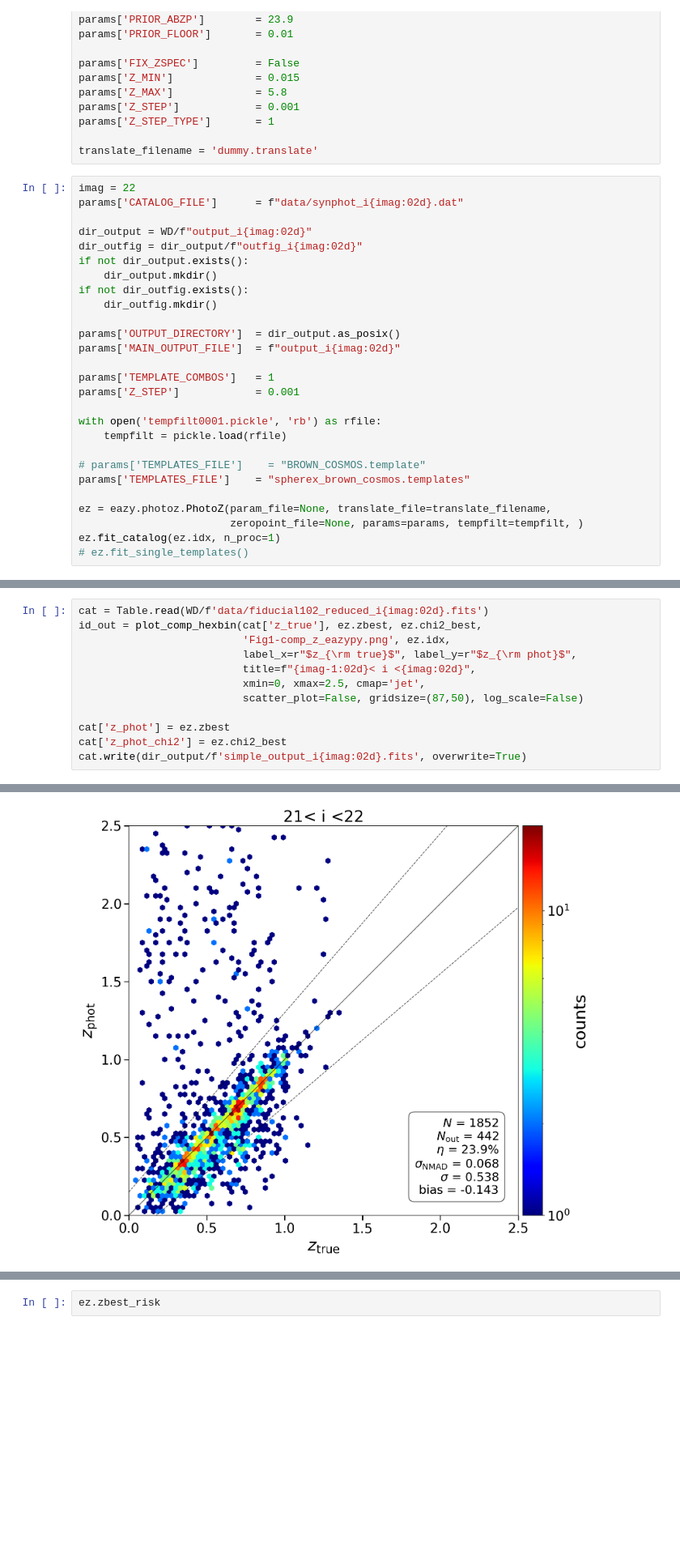
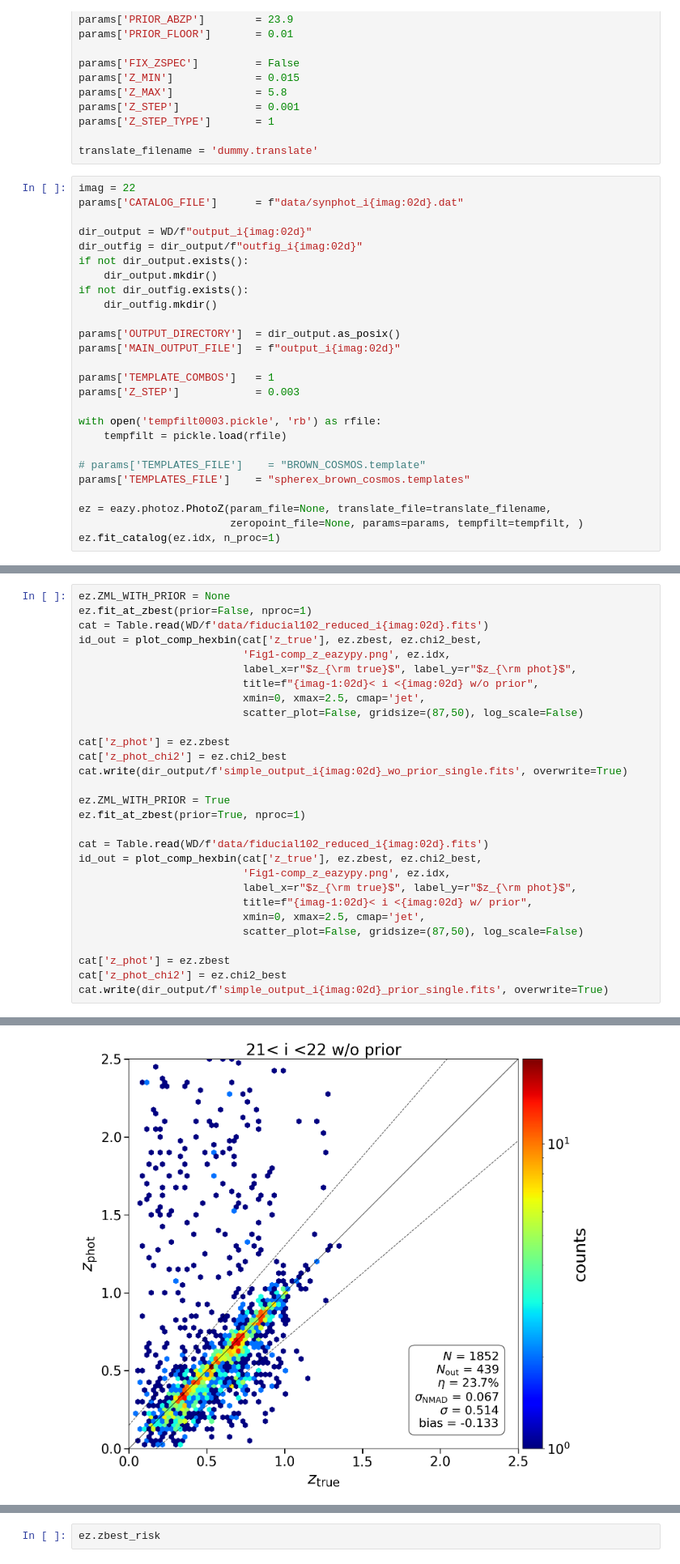
Before and after one commit to hbahk/spherex-challenge, a Jupyter notebook: challenge/test_run2.ipynb, the cells around one changed output, grey strips where cells are left out. Shown at 81% size. Drawn from its saved outputs; the diff is of its cells as text; blank space fills up the shorter version.

```diff
--- a/challenge/test_run2.ipynb
+++ b/challenge/test_run2.ipynb
@@ -74,9 +74,9 @@ params['OUTPUT_DIRECTORY']  = dir_output.as_posix()
 params['MAIN_OUTPUT_FILE']  = f"output_i{imag:02d}"
 
 params['TEMPLATE_COMBOS']   = 1
-params['Z_STEP']            = 0.001
+params['Z_STEP']            = 0.003
 
-with open('tempfilt0001.pickle', 'rb') as rfile:
+with open('tempfilt0003.pickle', 'rb') as rfile:
     tempfilt = pickle.load(rfile)
 
 # params['TEMPLATES_FILE']    = "BROWN_COSMOS.template"
@@ -85,7 +85,6 @@ params['TEMPLATES_FILE']    = "spherex_brown_cosmos.templates"
 ez = eazy.photoz.PhotoZ(param_file=None, translate_file=translate_filename,
                         zeropoint_file=None, params=params, tempfilt=tempfilt, )
 ez.fit_catalog(ez.idx, n_proc=1)
-# ez.fit_single_templates()
 # %% [output]
 Read default param file: /data1/hbahk/envs/main/lib/python3.9/site-packages/eazy/data/zphot.param.default
 Read CATALOG_FILE: data/synphot_i22.dat
@@ -118,13 +109,30 @@ array([0., 0., 0., ..., 0., 0., 0.], dtype=float32)
 # %%
+ez.ZML_WITH_PRIOR = None
+ez.fit_at_zbest(prior=False, nproc=1)
 cat = Table.read(WD/f'data/fiducial102_reduced_i{imag:02d}.fits')
 id_out = plot_comp_hexbin(cat['z_true'], ez.zbest, ez.chi2_best,
                           'Fig1-comp_z_eazypy.png', ez.idx,
                           label_x=r"$z_{\rm true}$", label_y=r"$z_{\rm phot}$",
-                          title=f"{imag-1:02d}< i <{imag:02d}",
+                          title=f"{imag-1:02d}< i <{imag:02d} w/o prior",
                           xmin=0, xmax=2.5, cmap='jet',
                           scatter_plot=False, gridsize=(87,50), log_scale=False)
 
 cat['z_phot'] = ez.zbest
 cat['z_phot_chi2'] = ez.chi2_best
-cat.write(dir_output/f'simple_output_i{imag:02d}.fits', overwrite=True)
+cat.write(dir_output/f'simple_output_i{imag:02d}_wo_prior_single.fits', overwrite=True)
+
+ez.ZML_WITH_PRIOR = True
+ez.fit_at_zbest(prior=True, nproc=1)
+
+cat = Table.read(WD/f'data/fiducial102_reduced_i{imag:02d}.fits')
+id_out = plot_comp_hexbin(cat['z_true'], ez.zbest, ez.chi2_best,
+                          'Fig1-comp_z_eazypy.png', ez.idx,
+                          label_x=r"$z_{\rm true}$", label_y=r"$z_{\rm phot}$",
+                          title=f"{imag-1:02d}< i <{imag:02d} w/ prior",
+                          xmin=0, xmax=2.5, cmap='jet',
+                          scatter_plot=False, gridsize=(87,50), log_scale=False)
+
+cat['z_phot'] = ez.zbest
+cat['z_phot_chi2'] = ez.chi2_best
+cat.write(dir_output/f'simple_output_i{imag:02d}_prior_single.fits', overwrite=True)
 # %% [output]
@@ -133 +147 @@ Outliers: 442
-[figure, old version]
+[figure, new version]
```
Also changed, not shown: parts of 15 cells of this notebook, 3 other files.
